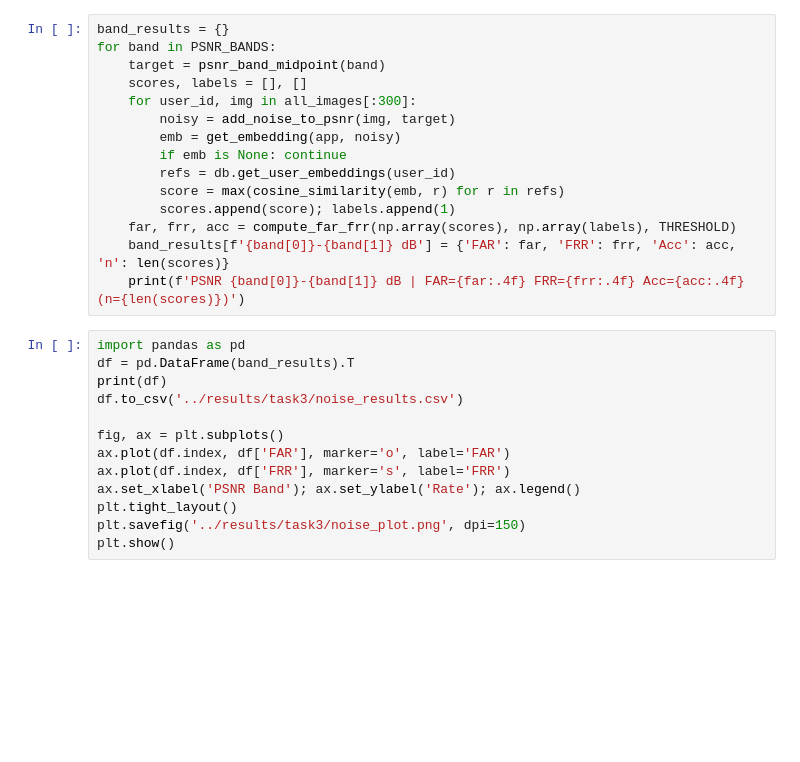
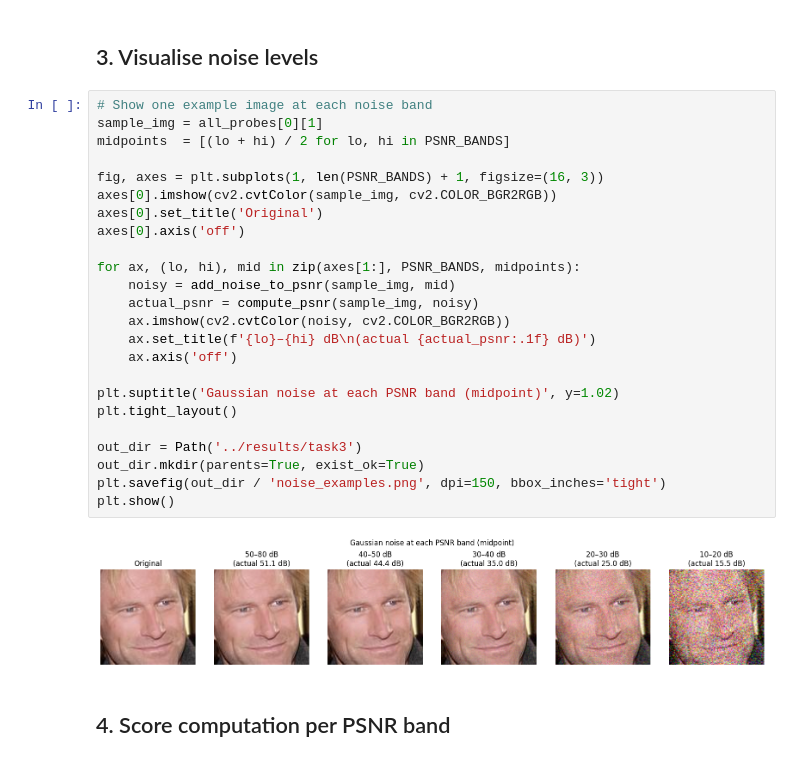
Before and after one commit to FifiTV/face, a Jupyter notebook: notebooks/04_task3_noise.ipynb, the cells around one changed output. Cells and saved outputs as stored; diff of their text form; blank space fills up the shorter version.

Commit message:
task 3 - noise

```diff
--- a/notebooks/04_task3_noise.ipynb
+++ b/notebooks/04_task3_noise.ipynb
@@ -27,28 +80,30 @@ print(f'Obrazów testowych enrolled: {len(all_images)}')
-# %%
-band_results = {}
-for band in PSNR_BANDS:
-    target = psnr_band_midpoint(band)
-    scores, labels = [], []
-    for user_id, img in all_images[:300]:
-        noisy = add_noise_to_psnr(img, target)
-        emb = get_embedding(app, noisy)
-        if emb is None: continue
-        refs = db.get_user_embeddings(user_id)
-        score = max(cosine_similarity(emb, r) for r in refs)
-        scores.append(score); labels.append(1)
-    far, frr, acc = compute_far_frr(np.array(scores), np.array(labels), THRESHOLD)
-    band_results[f'{band[0]}-{band[1]} dB'] = {'FAR': far, 'FRR': frr, 'Acc': acc, 'n': len(scores)}
-    print(f'PSNR {band[0]}-{band[1]} dB | FAR={far:.4f} FRR={frr:.4f} Acc={acc:.4f} (n={len(scores)})')
-# %%
-import pandas as pd
-df = pd.DataFrame(band_results).T
-print(df)
-df.to_csv('../results/task3/noise_results.csv')
-
-fig, ax = plt.subplots()
-ax.plot(df.index, df['FAR'], marker='o', label='FAR')
-ax.plot(df.index, df['FRR'], marker='s', label='FRR')
-ax.set_xlabel('PSNR Band'); ax.set_ylabel('Rate'); ax.legend()
-plt.tight_layout()
-plt.savefig('../results/task3/noise_plot.png', dpi=150)
-plt.show()
+# %% [markdown]
+## 3. Visualise noise levels
+# %%
+# Show one example image at each noise band
+sample_img = all_probes[0][1]
+midpoints  = [(lo + hi) / 2 for lo, hi in PSNR_BANDS]
+
+fig, axes = plt.subplots(1, len(PSNR_BANDS) + 1, figsize=(16, 3))
+axes[0].imshow(cv2.cvtColor(sample_img, cv2.COLOR_BGR2RGB))
+axes[0].set_title('Original')
+axes[0].axis('off')
+
+for ax, (lo, hi), mid in zip(axes[1:], PSNR_BANDS, midpoints):
+    noisy = add_noise_to_psnr(sample_img, mid)
+    actual_psnr = compute_psnr(sample_img, noisy)
+    ax.imshow(cv2.cvtColor(noisy, cv2.COLOR_BGR2RGB))
+    ax.set_title(f'{lo}–{hi} dB\n(actual {actual_psnr:.1f} dB)')
+    ax.axis('off')
+
+plt.suptitle('Gaussian noise at each PSNR band (midpoint)', y=1.02)
+plt.tight_layout()
+
+out_dir = Path('../results/task3')
+out_dir.mkdir(parents=True, exist_ok=True)
+plt.savefig(out_dir / 'noise_examples.png', dpi=150, bbox_inches='tight')
+plt.show()
+# %% [output]
+[figure, added]
+# %% [markdown]
+## 4. Score computation per PSNR band
```
Also changed, not shown: parts of 16 cells of this notebook.
